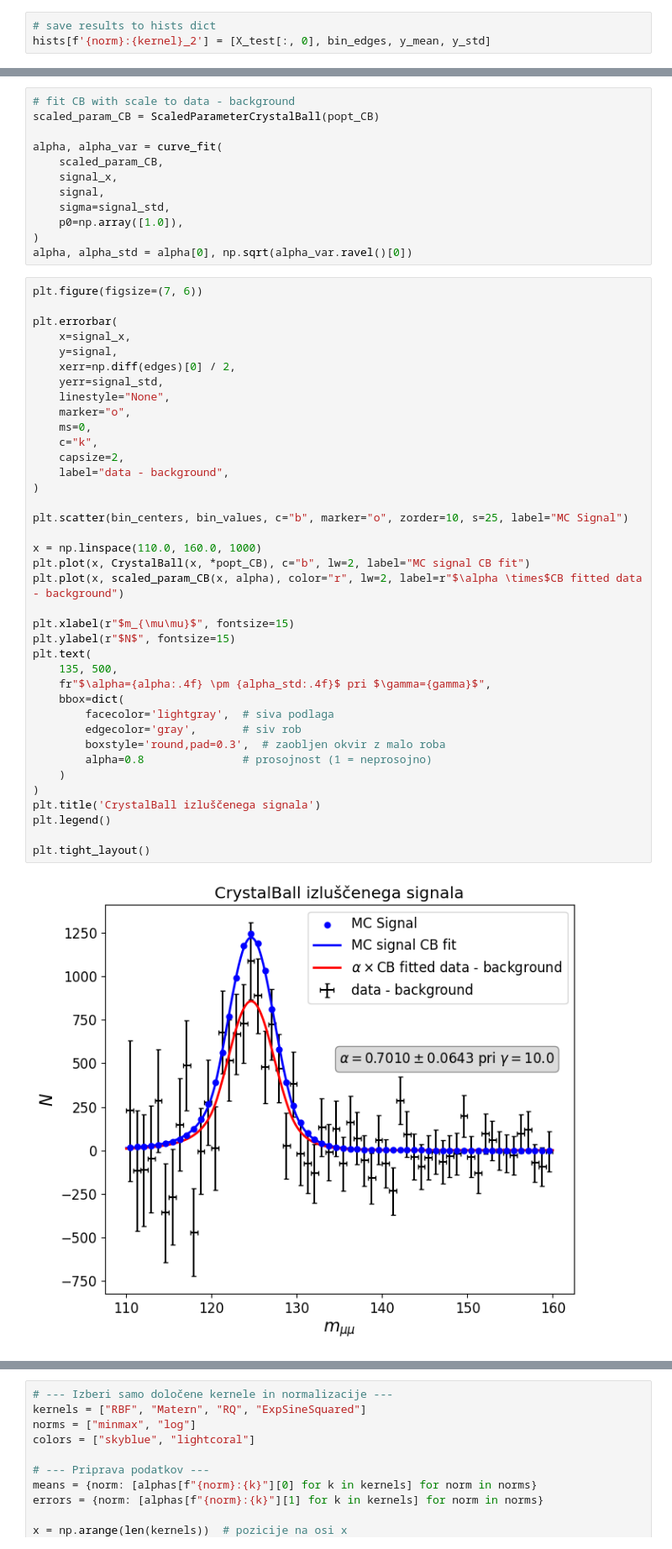
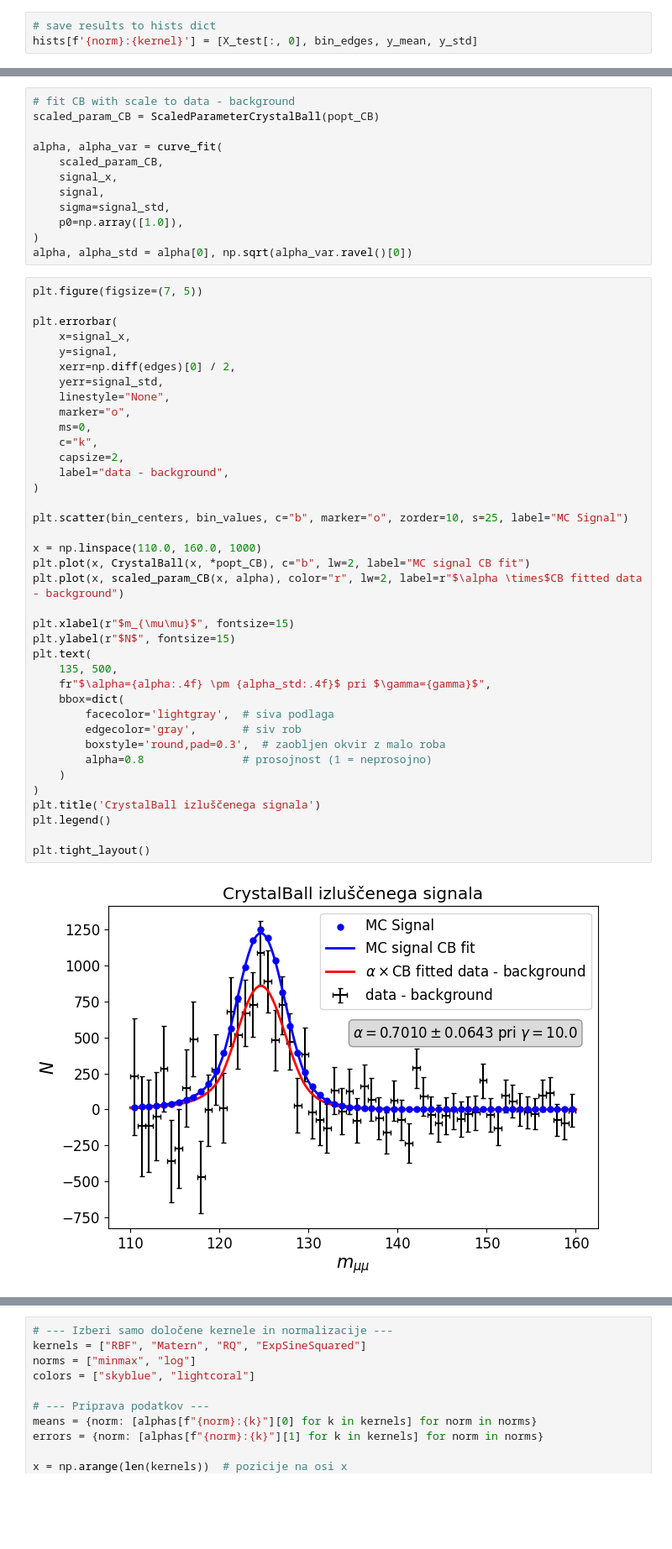
Before and after one commit to tadejkooo/PSUF, a Jupyter notebook: PSUF1/python1/GPR.ipynb, the cells around one changed output, grey strips where cells are left out. Shown at 84% size. Saved outputs shown, nothing was run; the diff lists cells and outputs as text; blank space fills up the shorter version.

```diff
--- a/PSUF1/python1/GPR.ipynb
+++ b/PSUF1/python1/GPR.ipynb
@@ -544,7 +544,7 @@ X_test, y = denormalize(X_test, y, params_test, norm)
 y_mean, y_std = unp.nominal_values(y), unp.std_devs(y)
 # %%
 # save results to hists dict
-hists[f'{norm}:{kernel}_2'] = [X_test[:, 0], bin_edges, y_mean, y_std]
+hists[f'{norm}:{kernel}'] = [X_test[:, 0], bin_edges, y_mean, y_std]
 # %%
 print(hists.keys())
 # %% [output]
@@ -641,7 +641,7 @@ alpha, alpha_var = curve_fit(
 )
 alpha, alpha_std = alpha[0], np.sqrt(alpha_var.ravel()[0])
 # %%
-plt.figure(figsize=(7, 6))
+plt.figure(figsize=(7, 5))
 
 plt.errorbar(
     x=signal_x,
@@ -652,34 +652,34 @@ plt.errorbar(
     marker="o",
     ms=0,
     c="k",
     capsize=2,
     label="data - background",
 )
 
 plt.scatter(bin_centers, bin_values, c="b", marker="o", zorder=10, s=25, label="MC Signal")
 
 x = np.linspace(110.0, 160.0, 1000)
 plt.plot(x, CrystalBall(x, *popt_CB), c="b", lw=2, label="MC signal CB fit")
 plt.plot(x, scaled_param_CB(x, alpha), color="r", lw=2, label=r"$\alpha \times$CB fitted data - background")
 
 plt.xlabel(r"$m_{\mu\mu}$", fontsize=15)
 plt.ylabel(r"$N$", fontsize=15)
 plt.text(
     135, 500,
     fr"$\alpha={alpha:.4f} \pm {alpha_std:.4f}$ pri $\gamma={gamma}$",
     bbox=dict(
         facecolor='lightgray',  # siva podlaga
         edgecolor='gray',       # siv rob
         boxstyle='round,pad=0.3',  # zaobljen okvir z malo roba
         alpha=0.8               # prosojnost (1 = neprosojno)
     )
 )
 plt.title('CrystalBall izluščenega signala')
 plt.legend()
 
 plt.tight_layout()
 # %% [output]
-[figure, old version]
+[figure, new version]
 # %%
 alphas[f'{norm}:{kernel}'] = alpha, alpha_std
 print(alphas)
```
Also changed, not shown: parts of 7 cells of this notebook, 11 other files.
